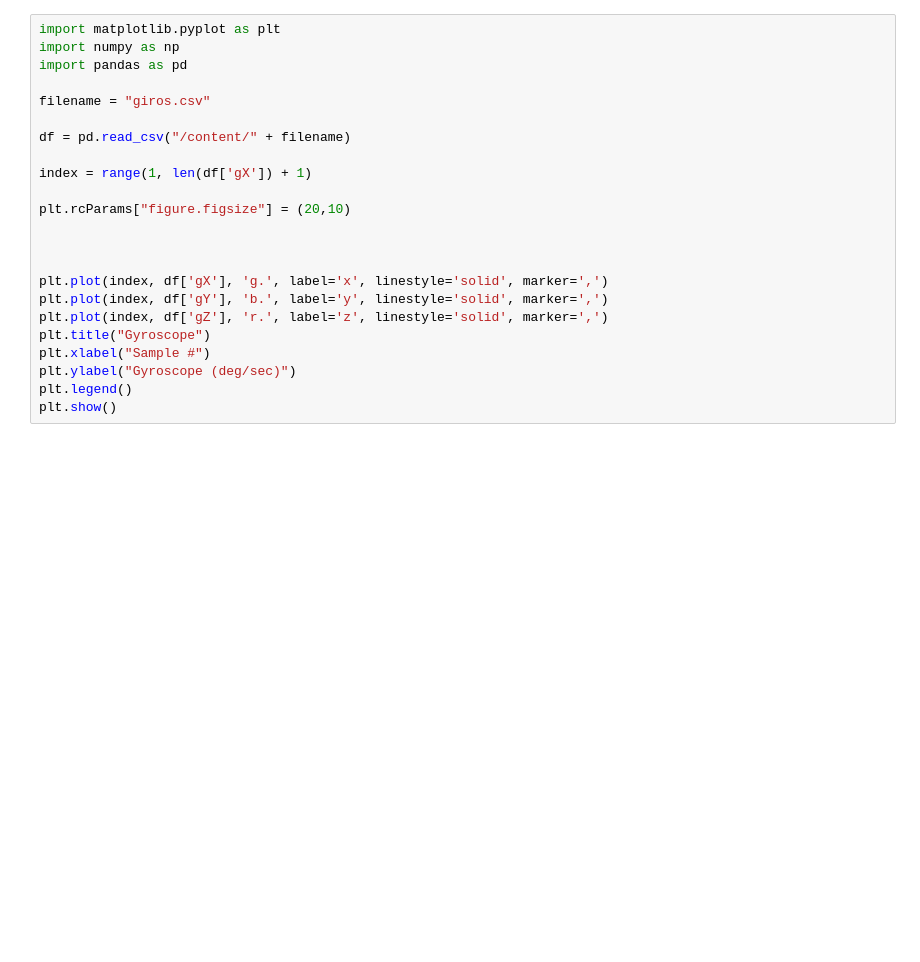
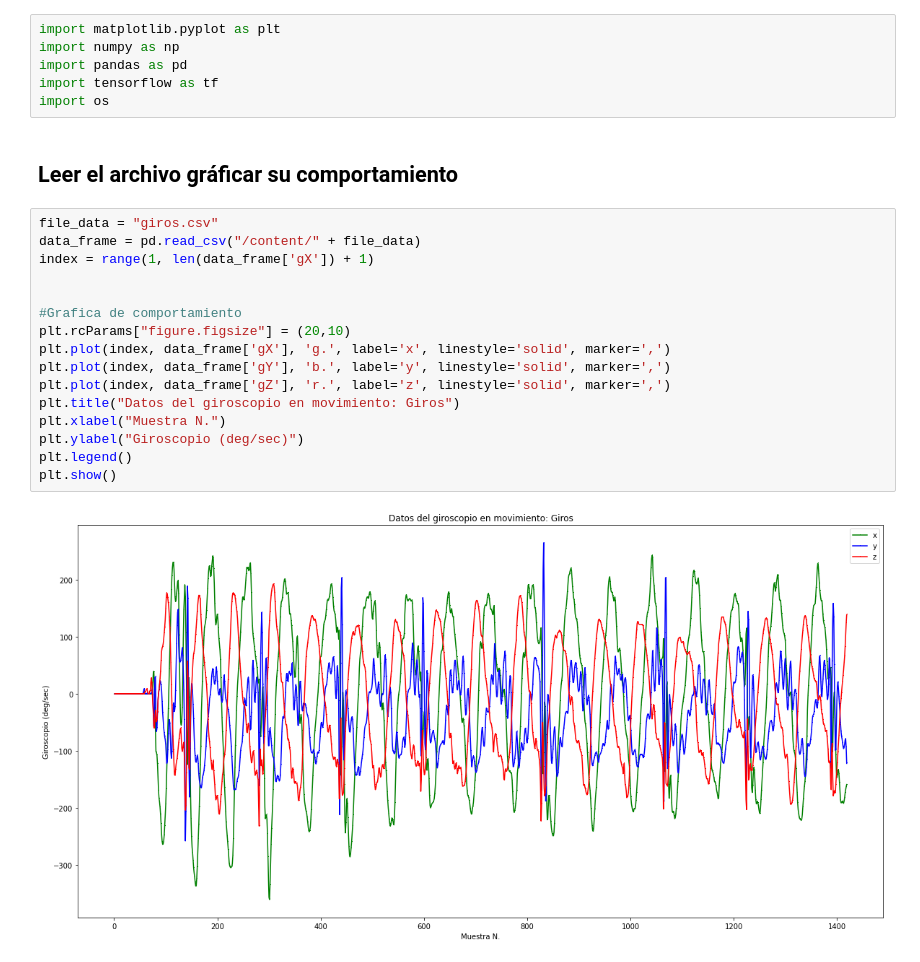
Before and after one commit to karentp/Arduino-GPIO-Giroscopio-comunicaciones-TinyML, a Jupyter notebook: Lab5TensorFlow.ipynb, the cells around one changed output. Saved outputs shown, nothing was run; the diff lists cells and outputs as text; blank space fills up the shorter version.

```diff
--- a/Lab5TensorFlow.ipynb
+++ b/Lab5TensorFlow.ipynb
@@ -7,23 +27,26 @@
+# %%
+import matplotlib.pyplot as plt
+import numpy as np
+import pandas as pd
+import tensorflow as tf
+import os
+# %% [markdown]
+## Leer el archivo gráficar su comportamiento
 # %%
-import matplotlib.pyplot as plt
-import numpy as np
-import pandas as pd
-
-filename = "giros.csv"
-
-df = pd.read_csv("/content/" + filename)
-
-index = range(1, len(df['gX']) + 1)
-
-plt.rcParams["figure.figsize"] = (20,10)
+file_data = "giros.csv"
+data_frame = pd.read_csv("/content/" + file_data)
+index = range(1, len(data_frame['gX']) + 1)
 
 
-
-plt.plot(index, df['gX'], 'g.', label='x', linestyle='solid', marker=',')
-plt.plot(index, df['gY'], 'b.', label='y', linestyle='solid', marker=',')
-plt.plot(index, df['gZ'], 'r.', label='z', linestyle='solid', marker=',')
-plt.title("Gyroscope")
-plt.xlabel("Sample #")
-plt.ylabel("Gyroscope (deg/sec)")
+#Grafica de comportamiento
+plt.rcParams["figure.figsize"] = (20,10)
+plt.plot(index, data_frame['gX'], 'g.', label='x', linestyle='solid', marker=',')
+plt.plot(index, data_frame['gY'], 'b.', label='y', linestyle='solid', marker=',')
+plt.plot(index, data_frame['gZ'], 'r.', label='z', linestyle='solid', marker=',')
+plt.title("Datos del giroscopio en movimiento: Giros")
+plt.xlabel("Muestra N.")
+plt.ylabel("Giroscopio (deg/sec)")
 plt.legend()
 plt.show()
+# %% [output]
+[figure, added]
```
Also changed, not shown: parts of 18 cells of this notebook.
